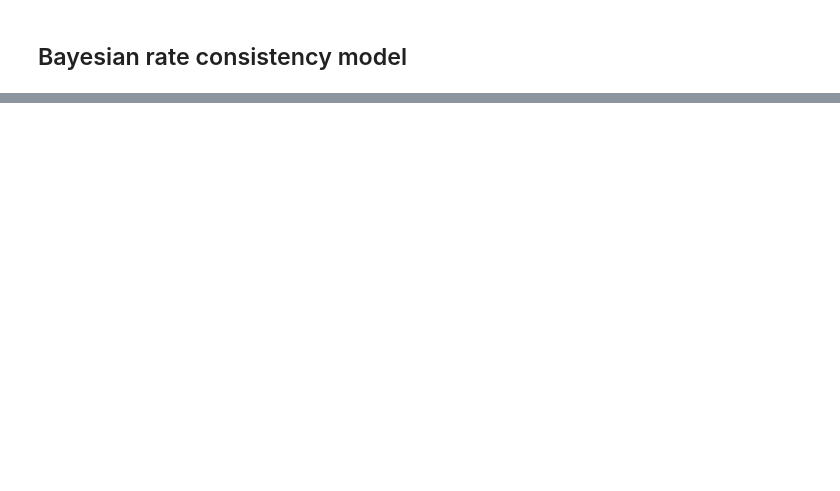
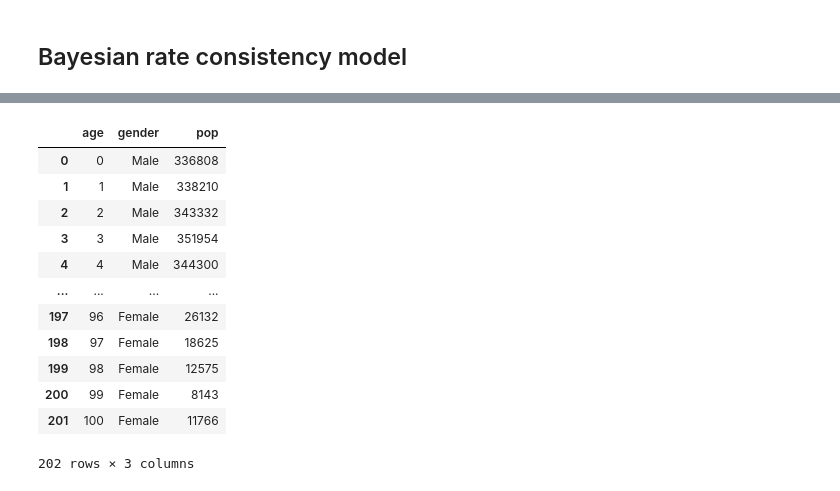
Before and after one commit to ericbrine/priorCVAE-bayes-rate-consistency, a Jupyter notebook: PriorVAE-simulated-contact-intensity.ipynb, the cells around one changed output, grey strips where cells are left out. Saved outputs shown, nothing was run; the diff lists cells and outputs as text; code cells hidden in the pictures; blank space fills up the shorter version.

```diff
--- a/PriorVAE-simulated-contact-intensity.ipynb
+++ b/PriorVAE-simulated-contact-intensity.ipynb
@@ -308,0 +292,18 @@ x = x.reshape([n_data ** x_dim, x_dim])
+# %%
+covimod = pyreadr.read_r('/Users/eric/acse/irp/GPVAE/pop.Rdata')['pop_df']
+# %%
+covimod
+# %% [output]
+|  | age | gender | pop |
+| 0 | 0 | Male | 336808 |
+| 1 | 1 | Male | 338210 |
+| 2 | 2 | Male | 343332 |
+| 3 | 3 | Male | 351954 |
+| 4 | 4 | Male | 344300 |
+| ... | ... | ... | ... |
+| 197 | 96 | Female | 26132 |
+| 198 | 97 | Female | 18625 |
+| 199 | 98 | Female | 12575 |
+| 200 | 99 | Female | 8143 |
+| 201 | 100 | Female | 11766 |
+202 rows × 3 columns
```
Also changed, not shown: parts of 50 cells of this notebook, 20 other files.
